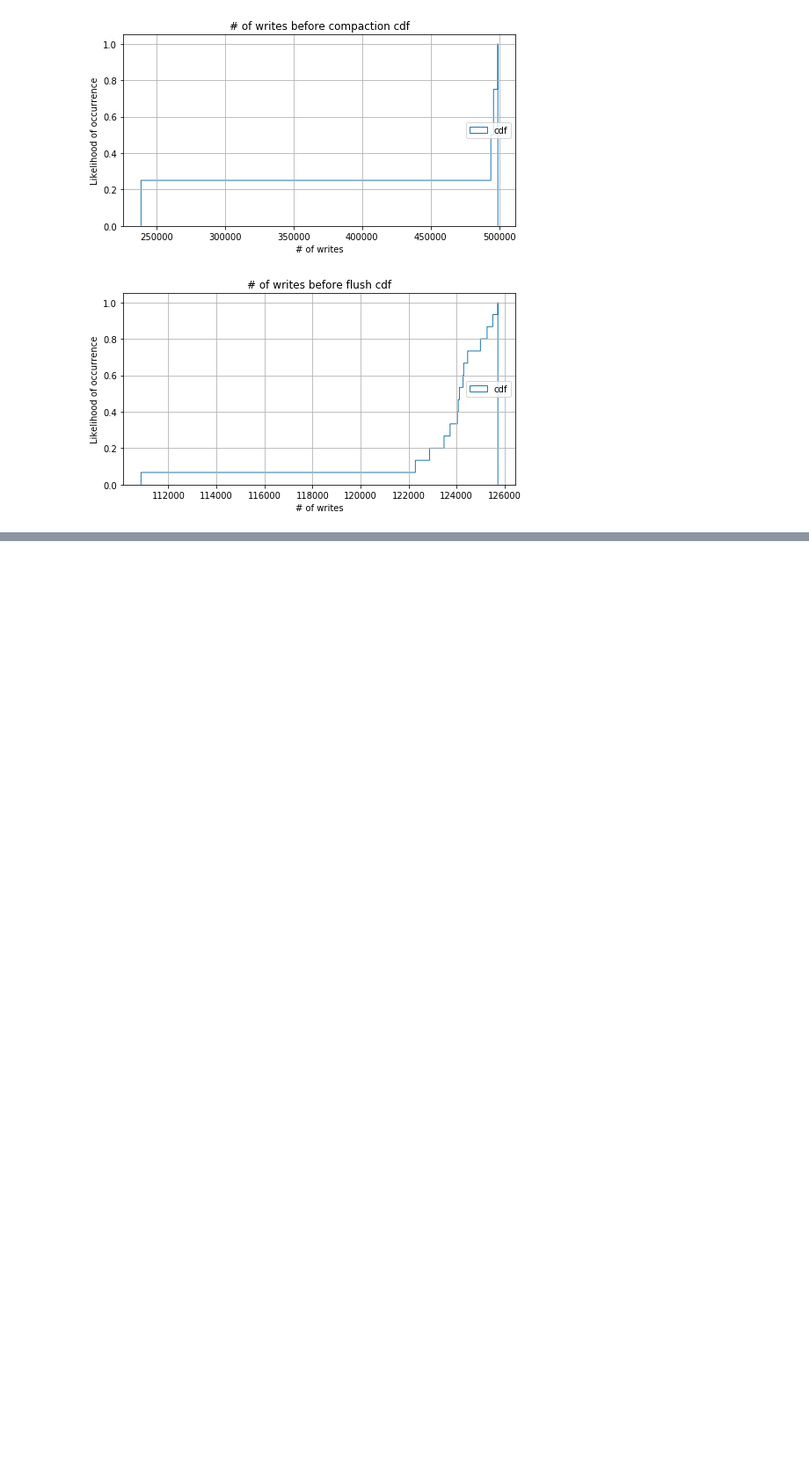
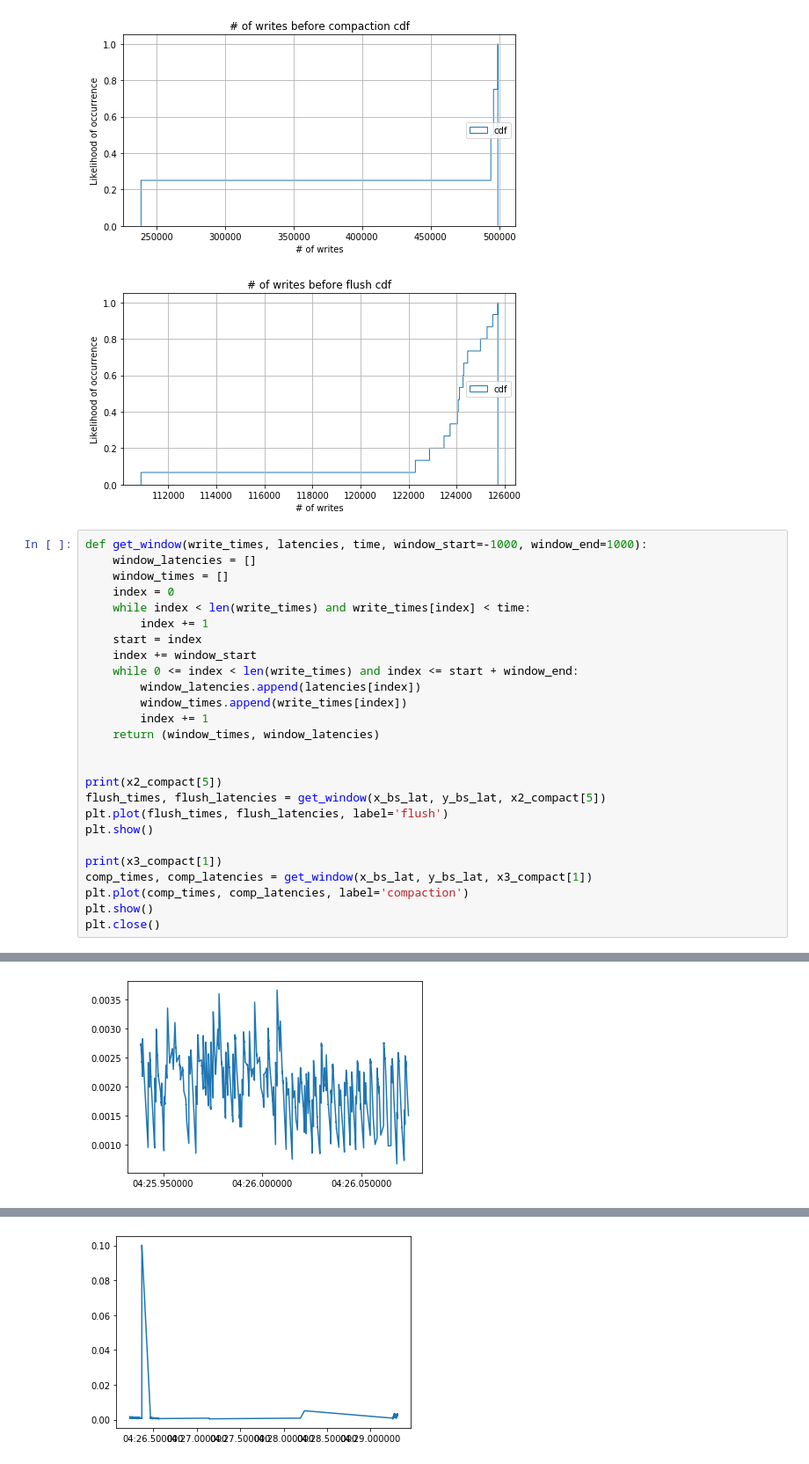
Before and after one commit to esmaeil-mirvakili/benchmark, a Jupyter notebook: Ceph/latency_distribution/qd48-5mins-default/find_distribution.ipynb, the cells around one changed output, grey strips where cells are left out. Shown: that part at 88% size. Cells and saved outputs as stored; diff of their text form; blank space fills up the shorter version.

```diff
--- a/Ceph/latency_distribution/qd48-5mins-default/find_distribution.ipynb
+++ b/Ceph/latency_distribution/qd48-5mins-default/find_distribution.ipynb
@@ -189,3 +189,30 @@ plt.close()
 [figure]
 [figure]
 [figure]
+# %%
+def get_window(write_times, latencies, time, window_start=-1000, window_end=1000):
+    window_latencies = []
+    window_times = []
+    index = 0
+    while index < len(write_times) and write_times[index] < time:
+        index += 1
+    start = index
+    index += window_start
+    while 0 <= index < len(write_times) and index <= start + window_end:
+        window_latencies.append(latencies[index])
+        window_times.append(write_times[index])
+        index += 1
+    return (window_times, window_latencies)
+
+
+print(x2_compact[5])
+flush_times, flush_latencies = get_window(x_bs_lat, y_bs_lat, x2_compact[5])
+plt.plot(flush_times, flush_latencies, label='flush')
+plt.show()
+
+print(x3_compact[1])
+comp_times, comp_latencies = get_window(x_bs_lat, y_bs_lat, x3_compact[1])
+plt.plot(comp_times, comp_latencies, label='compaction')
+plt.show()
+plt.close()
+# %% [output]
@@ -191,0 +220 @@ plt.close()
+[figure, added]
@@ -192 +222,2 @@ plt.close()
+[figure, added]
 # %%
```
Also changed, not shown: parts of 6 cells of this notebook, 5 other files.
